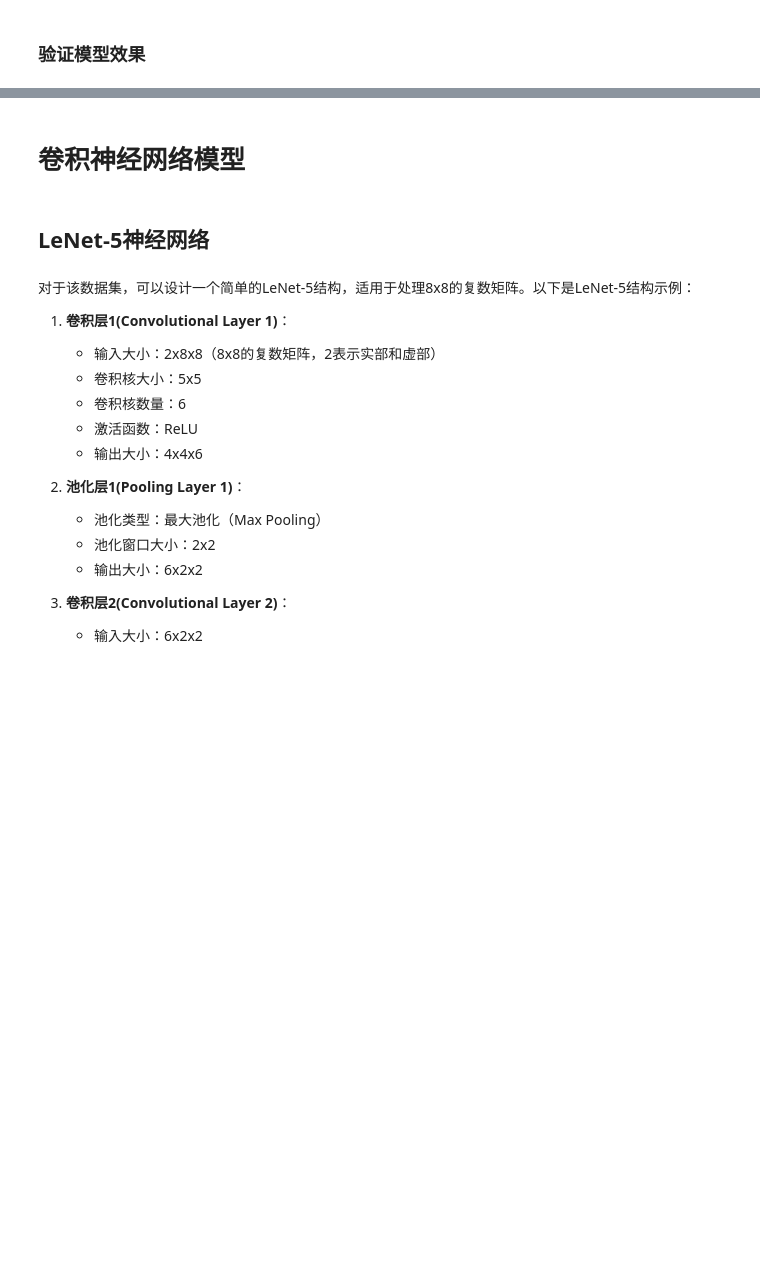
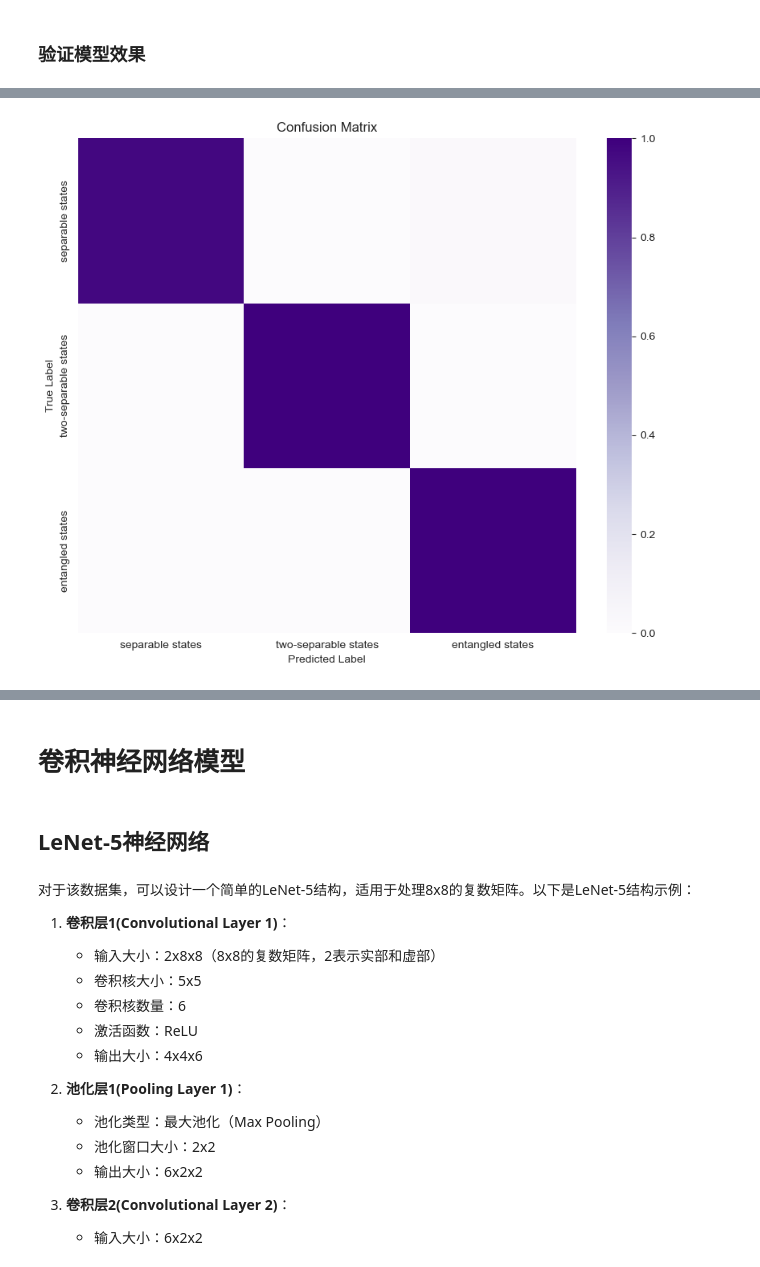
Before and after one commit to ehxu/MCNN-QCC, a Jupyter notebook: MCNN-QCC.ipynb, the cells around one changed output, grey strips where cells are left out. Saved outputs shown, nothing was run; the diff lists cells and outputs as text; code cells hidden in the pictures; blank space fills up the shorter version.

```diff
--- a/MCNN-QCC.ipynb
+++ b/MCNN-QCC.ipynb
@@ -537,28 +623,30 @@ with torch.no_grad():
             class_total[label] += 1
 
 # 计算混淆矩阵的百分比
-conf_matrix_percent = conf_matrix / np.sum(conf_matrix, axis=1, keepdims=True)
+conf_matrix_percent_fcd = conf_matrix / np.sum(conf_matrix, axis=1, keepdims=True)
 
 # 计算每个类别的准确率
-class_accuracy = [100 * class_correct[i] / class_total[i] if class_total[i] > 0 else 0 for i in range(num_classes)]
+class_accuracy_fcd = [100 * class_correct[i] / class_total[i] if class_total[i] > 0 else 0 for i in range(num_classes)]
 
 # 计算精确率、召回率和 F1 值
-precision = [conf_matrix[i][i] / np.sum(conf_matrix[:, i]) if np.sum(conf_matrix[:, i]) > 0 else 0 for i in
-             range(num_classes)]
-recall = [conf_matrix[i][i] / np.sum(conf_matrix[i, :]) if np.sum(conf_matrix[i, :]) > 0 else 0 for i in
-          range(num_classes)]
-f1 = [2 * precision[i] * recall[i] / (precision[i] + recall[i]) if precision[i] + recall[i] > 0 else 0 for i in
-      range(num_classes)]
+precision_fcd = [conf_matrix[i][i] / np.sum(conf_matrix[:, i]) if np.sum(conf_matrix[:, i]) > 0 else 0 for i in
+                 range(num_classes)]
+recall_fcd = [conf_matrix[i][i] / np.sum(conf_matrix[i, :]) if np.sum(conf_matrix[i, :]) > 0 else 0 for i in
+              range(num_classes)]
+f1_fcd = [2 * precision_fcd[i] * recall_fcd[i] / (precision_fcd[i] + recall_fcd[i]) if precision_fcd[i] + recall_fcd[
+    i] > 0 else 0 for i in range(num_classes)]
 # %%
 import seaborn as sns
 
 # 绘制混淆矩阵
 plt.figure(figsize=(10, 8))
-sns.heatmap(conf_matrix_percent, annot=False, cmap='viridis', fmt=".2f", xticklabels=label_dic.values(),
+sns.heatmap(conf_matrix_percent_fcd, annot=False, cmap='Purples', fmt=".2f", xticklabels=label_dic.values(),
             yticklabels=label_dic.values())
 plt.xlabel('Predicted Label')
 plt.ylabel('True Label')
 plt.title('Confusion Matrix')
 plt.show()
+# %% [output]
+[figure, added]
 # %%
 plt.figure(figsize=(8, 6))
```
Also changed, not shown: parts of 25 cells of this notebook.
